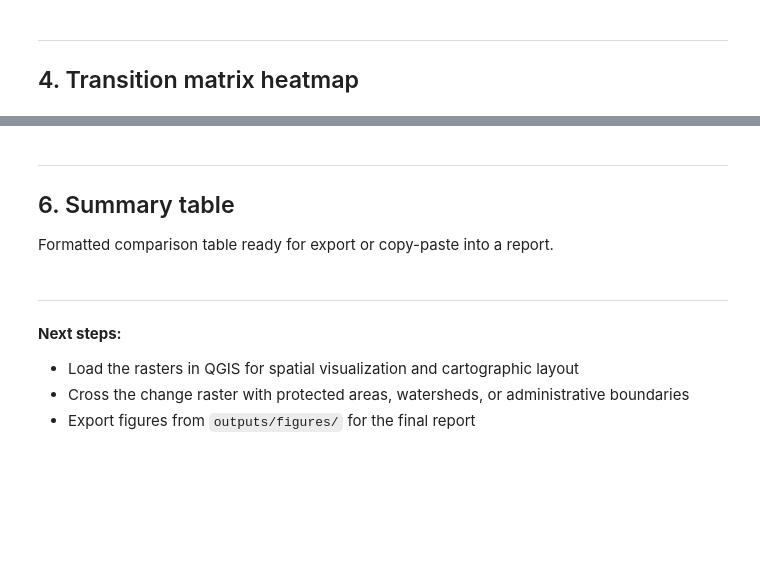
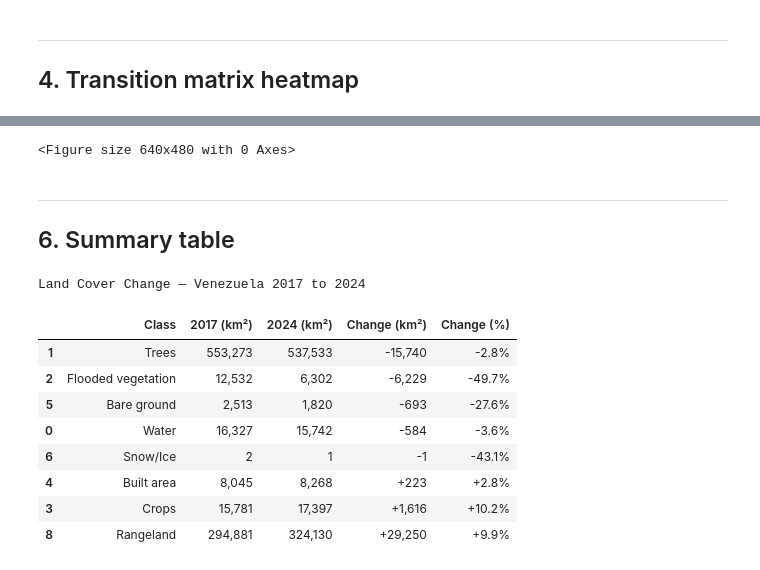
Before and after one commit to leomed512/venezuela_LUC_2017_2024, a Jupyter notebook: notebooks/cover_analysis.ipynb, the cells around one changed output, grey strips where cells are left out. Saved outputs shown, nothing was run; the diff lists cells and outputs as text; code cells hidden in the pictures; blank space fills up the shorter version.

Commit message:
exploration notebook more advanced, readme, environment and requirements added

```diff
--- a/notebooks/cover_analysis.ipynb
+++ b/notebooks/cover_analysis.ipynb
@@ -293,39 +324,47 @@ fig = go.Figure(go.Sankey(
 ))
 
 fig.update_layout(
-    title="Land Cover Transitions — 2017 to 2024 (major flows)",
+    title=dict(
+        text="<b>Land Cover Transitions — 2017 to 2024</b>",
+        x=0.5,
+        xanchor="center",
+    ),
     template="plotly_white",
     font_size=12,
-    width=900, height=550,
+    width=900, height=600,
 )
 fig.show()
+# %% [output]
+<Figure size 640x480 with 0 Axes>
-# %% [markdown]
----
-## 6. Summary table
-
-Formatted comparison table ready for export or copy-paste into a report.
+# %% [markdown]
+---
+## 6. Summary table
 # %%
 summary = comp[[
     "class_name", "area_km2_2017", "area_km2_2024",
     "change_km2", "change_pct"
 ]].copy()
 
 summary.columns = ["Class", "2017 (km²)", "2024 (km²)", "Change (km²)", "Change (%)"]
 summary = summary.sort_values("Change (km²)")
 
-# Style for notebook display
+# Styling table
 display(
     summary.style
     .format({"2017 (km²)": "{:,.0f}", "2024 (km²)": "{:,.0f}",
              "Change (km²)": "{:+,.0f}", "Change (%)": "{:+.1f}%"})
     .bar(subset=["Change (km²)"], align="zero",
          color=["#B83230", "#2D7D46"])
-    .set_caption("Land Cover Change Summary — Venezuela 2017 to 2024")
+    .set_caption("Land Cover Change — Venezuela 2017 to 2024")
 )
+# %% [output]
+Land Cover Change — Venezuela 2017 to 2024
+|  | Class | 2017 (km²) | 2024 (km²) | Change (km²) | Change (%) |
+| 1 | Trees | 553,273 | 537,533 | -15,740 | -2.8% |
+| 2 | Flooded vegetation | 12,532 | 6,302 | -6,229 | -49.7% |
+| 5 | Bare ground | 2,513 | 1,820 | -693 | -27.6% |
+| 0 | Water | 16,327 | 15,742 | -584 | -3.6% |
+| 6 | Snow/Ice | 2 | 1 | -1 | -43.1% |
+| 4 | Built area | 8,045 | 8,268 | +223 | +2.8% |
+| 3 | Crops | 15,781 | 17,397 | +1,616 | +10.2% |
+| 8 | Rangeland | 294,881 | 324,130 | +29,250 | +9.9% |
-# %% [markdown]
----
-
-**Next steps:**
-- Load the rasters in QGIS for spatial visualization and cartographic layout
-- Cross the change raster with protected areas, watersheds, or administrative boundaries
-- Export figures from `outputs/figures/` for the final report
```
Also changed, not shown: parts of 18 cells of this notebook, 9 other files.
